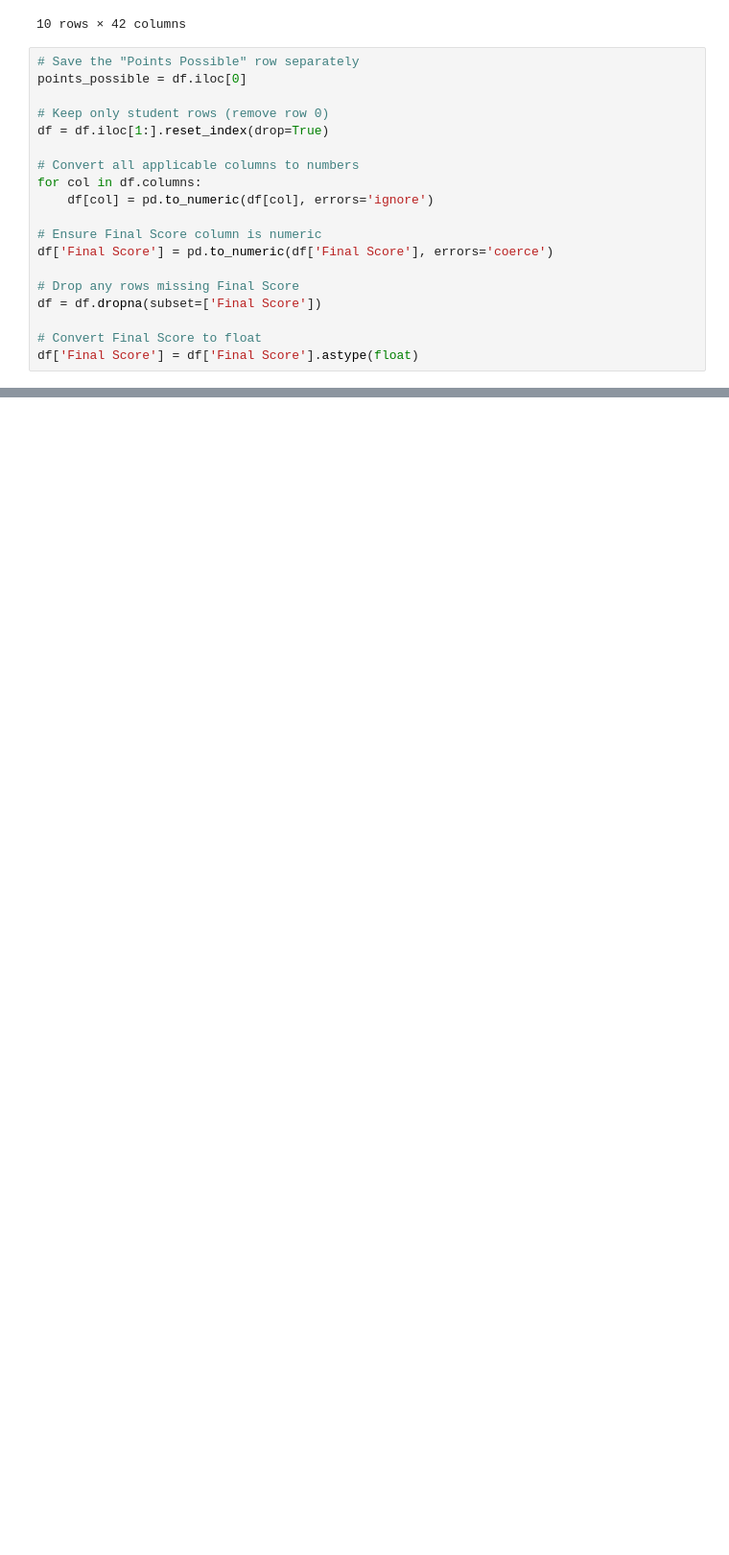
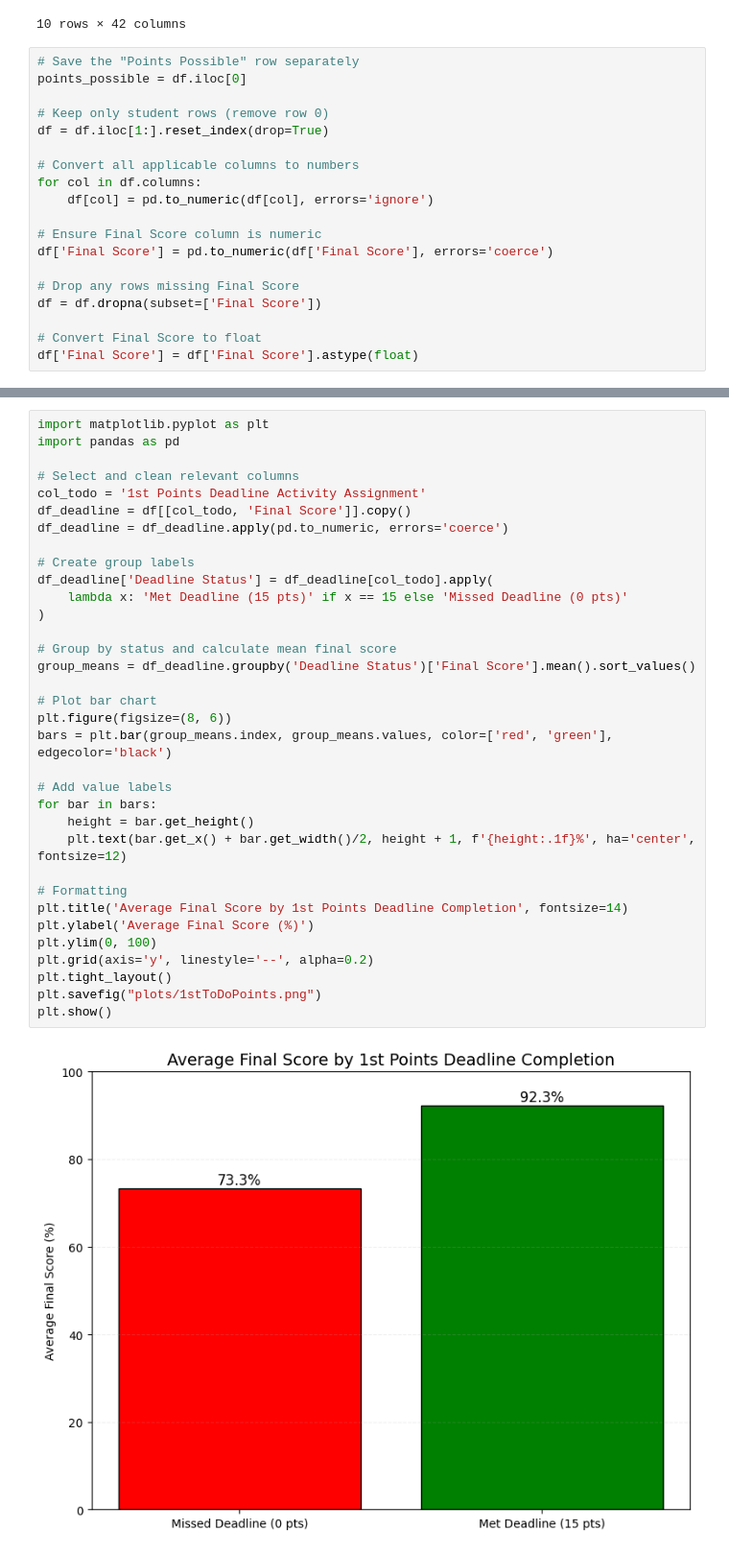
Before and after one commit to akioazevedo/student_analysis, a Jupyter notebook: Analysis.ipynb, the cells around one changed output, grey strips where cells are left out. Shown at 96% size. Cells and saved outputs as stored; diff of their text form; blank space fills up the shorter version.

```diff
--- a/Analysis.ipynb
+++ b/Analysis.ipynb
@@ -92,0 +192,36 @@ plt.show()
+# %%
+import matplotlib.pyplot as plt
+import pandas as pd
+
+# Select and clean relevant columns
+col_todo = '1st Points Deadline Activity Assignment'
+df_deadline = df[[col_todo, 'Final Score']].copy()
+df_deadline = df_deadline.apply(pd.to_numeric, errors='coerce')
+
+# Create group labels
+df_deadline['Deadline Status'] = df_deadline[col_todo].apply(
+    lambda x: 'Met Deadline (15 pts)' if x == 15 else 'Missed Deadline (0 pts)'
+)
+
+# Group by status and calculate mean final score
+group_means = df_deadline.groupby('Deadline Status')['Final Score'].mean().sort_values()
+
+# Plot bar chart
+plt.figure(figsize=(8, 6))
+bars = plt.bar(group_means.index, group_means.values, color=['red', 'green'], edgecolor='black')
+
+# Add value labels
+for bar in bars:
+    height = bar.get_height()
+    plt.text(bar.get_x() + bar.get_width()/2, height + 1, f'{height:.1f}%', ha='center', fontsize=12)
+
+# Formatting
+plt.title('Average Final Score by 1st Points Deadline Completion', fontsize=14)
+plt.ylabel('Average Final Score (%)')
+plt.ylim(0, 100)
+plt.grid(axis='y', linestyle='--', alpha=0.2)
+plt.tight_layout()
+plt.savefig("plots/1stToDoPoints.png")
+plt.show()
+# %% [output]
+[figure, added]
```
Also changed, not shown: parts of 4 cells of this notebook, 6 other files.
